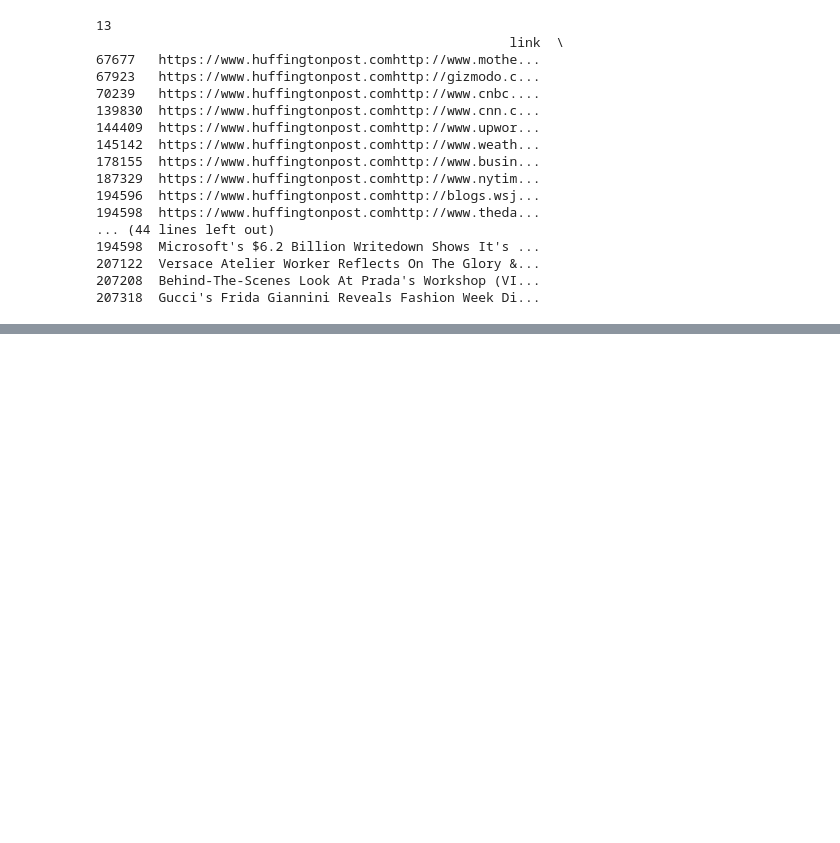
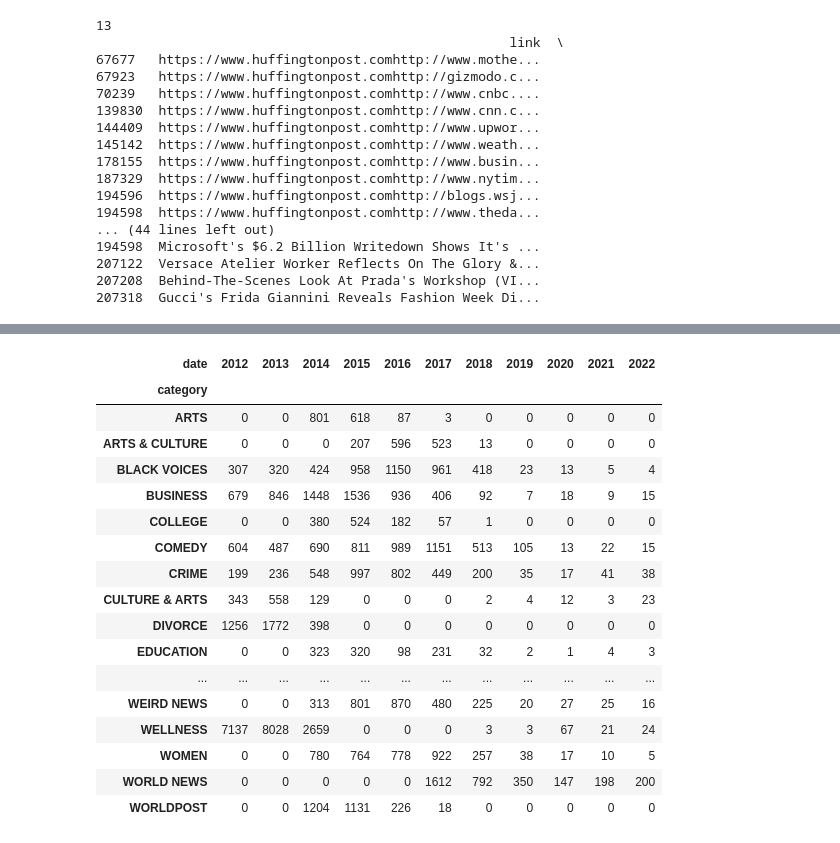
Before and after one commit to raghav-fr/news-category-classifier, a Jupyter notebook: news_category_classifier.ipynb, the cells around one changed output, grey strips where cells are left out. Drawn from its saved outputs; the diff is of its cells as text; code cells hidden in the pictures; blank space fills up the shorter version.

```diff
--- a/news_category_classifier.ipynb
+++ b/news_category_classifier.ipynb
@@ -147,0 +147,21 @@ df['date'].dt.year.value_counts().plot(kind='pie', figsize=(20,20), autopct='%1.
+# %%
+pd.crosstab(df['category'], df['date'].dt.year)
+# %% [output]
+| date | 2012 | 2013 | 2014 | 2015 | 2016 | 2017 | 2018 | 2019 | 2020 | 2021 | 2022 |
+| category |  |  |  |  |  |  |  |  |  |  |  |
+| ARTS | 0 | 0 | 801 | 618 | 87 | 3 | 0 | 0 | 0 | 0 | 0 |
+| ARTS & CULTURE | 0 | 0 | 0 | 207 | 596 | 523 | 13 | 0 | 0 | 0 | 0 |
+| BLACK VOICES | 307 | 320 | 424 | 958 | 1150 | 961 | 418 | 23 | 13 | 5 | 4 |
+| BUSINESS | 679 | 846 | 1448 | 1536 | 936 | 406 | 92 | 7 | 18 | 9 | 15 |
+| COLLEGE | 0 | 0 | 380 | 524 | 182 | 57 | 1 | 0 | 0 | 0 | 0 |
+| COMEDY | 604 | 487 | 690 | 811 | 989 | 1151 | 513 | 105 | 13 | 22 | 15 |
+| CRIME | 199 | 236 | 548 | 997 | 802 | 449 | 200 | 35 | 17 | 41 | 38 |
+| CULTURE & ARTS | 343 | 558 | 129 | 0 | 0 | 0 | 2 | 4 | 12 | 3 | 23 |
+| DIVORCE | 1256 | 1772 | 398 | 0 | 0 | 0 | 0 | 0 | 0 | 0 | 0 |
+| EDUCATION | 0 | 0 | 323 | 320 | 98 | 231 | 32 | 2 | 1 | 4 | 3 |
+| ... | ... | ... | ... | ... | ... | ... | ... | ... | ... | ... | ... |
+| WEIRD NEWS | 0 | 0 | 313 | 801 | 870 | 480 | 225 | 20 | 27 | 25 | 16 |
+| WELLNESS | 7137 | 8028 | 2659 | 0 | 0 | 0 | 3 | 3 | 67 | 21 | 24 |
+| WOMEN | 0 | 0 | 780 | 764 | 778 | 922 | 257 | 38 | 17 | 10 | 5 |
+| WORLD NEWS | 0 | 0 | 0 | 0 | 0 | 1612 | 792 | 350 | 147 | 198 | 200 |
+| WORLDPOST | 0 | 0 | 1204 | 1131 | 226 | 18 | 0 | 0 | 0 | 0 | 0 |
```
Also changed, not shown: parts of 10 cells of this notebook.
